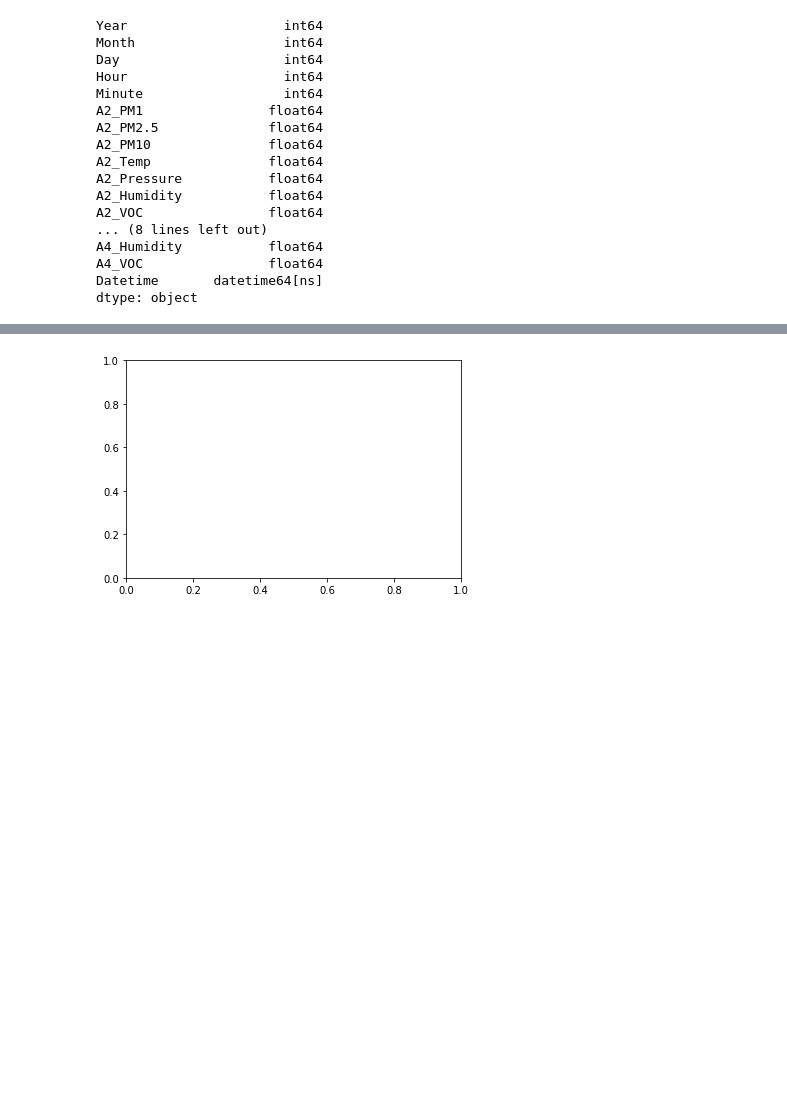
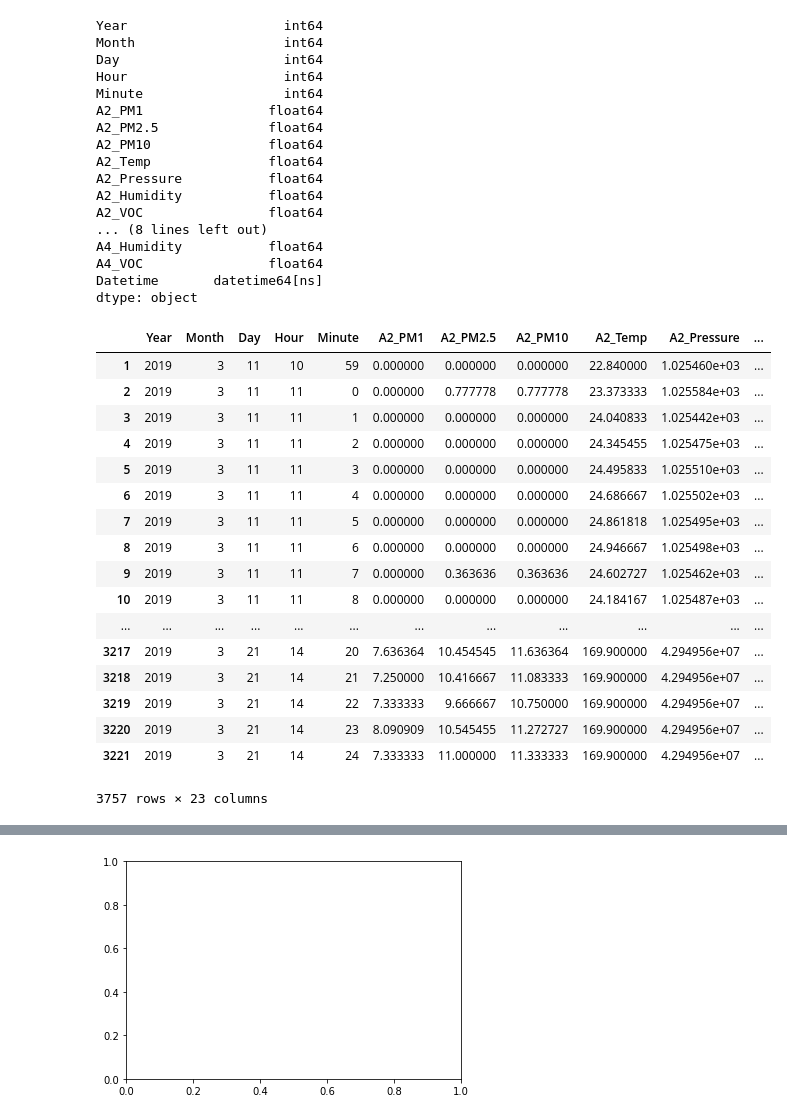
Before and after one commit to annalisasheehan/Costa_Rica, a Jupyter notebook: Processing_Arduino_data.ipynb, the cells around one changed output, grey strips where cells are left out. Cells and saved outputs as stored; diff of their text form; code cells hidden in the pictures; blank space fills up the shorter version.

```diff
--- a/Processing_Arduino_data.ipynb
+++ b/Processing_Arduino_data.ipynb
@@ -313,3 +293,29 @@ A4_Humidity           float64
 A4_VOC                float64
 Datetime       datetime64[ns]
 dtype: object
+# %%
+# Calculate the offset using the calibration data
+# Subset the data into costa rica and calibration
+A2_3_4_Costa = A2_A3_A4[A2_A3_A4.Month <4]
+A2_3_4_Calib = A2_A3_A4[A2_A3_A4.Month == 4]
+# %%
+A2_3_4_Costa
+# %% [output]
+|  | Year | Month | Day | Hour | Minute | A2_PM1 | A2_PM2.5 | A2_PM10 | A2_Temp | A2_Pressure | ... |
+| 1 | 2019 | 3 | 11 | 10 | 59 | 0.000000 | 0.000000 | 0.000000 | 22.840000 | 1.025460e+03 | ... |
+| 2 | 2019 | 3 | 11 | 11 | 0 | 0.000000 | 0.777778 | 0.777778 | 23.373333 | 1.025584e+03 | ... |
+| 3 | 2019 | 3 | 11 | 11 | 1 | 0.000000 | 0.000000 | 0.000000 | 24.040833 | 1.025442e+03 | ... |
+| 4 | 2019 | 3 | 11 | 11 | 2 | 0.000000 | 0.000000 | 0.000000 | 24.345455 | 1.025475e+03 | ... |
+| 5 | 2019 | 3 | 11 | 11 | 3 | 0.000000 | 0.000000 | 0.000000 | 24.495833 | 1.025510e+03 | ... |
+| 6 | 2019 | 3 | 11 | 11 | 4 | 0.000000 | 0.000000 | 0.000000 | 24.686667 | 1.025502e+03 | ... |
+| 7 | 2019 | 3 | 11 | 11 | 5 | 0.000000 | 0.000000 | 0.000000 | 24.861818 | 1.025495e+03 | ... |
+| 8 | 2019 | 3 | 11 | 11 | 6 | 0.000000 | 0.000000 | 0.000000 | 24.946667 | 1.025498e+03 | ... |
+| 9 | 2019 | 3 | 11 | 11 | 7 | 0.000000 | 0.363636 | 0.363636 | 24.602727 | 1.025462e+03 | ... |
+| 10 | 2019 | 3 | 11 | 11 | 8 | 0.000000 | 0.000000 | 0.000000 | 24.184167 | 1.025487e+03 | ... |
+| ... | ... | ... | ... | ... | ... | ... | ... | ... | ... | ... | ... |
+| 3217 | 2019 | 3 | 21 | 14 | 20 | 7.636364 | 10.454545 | 11.636364 | 169.900000 | 4.294956e+07 | ... |
+| 3218 | 2019 | 3 | 21 | 14 | 21 | 7.250000 | 10.416667 | 11.083333 | 169.900000 | 4.294956e+07 | ... |
+| 3219 | 2019 | 3 | 21 | 14 | 22 | 7.333333 | 9.666667 | 10.750000 | 169.900000 | 4.294956e+07 | ... |
+| 3220 | 2019 | 3 | 21 | 14 | 23 | 8.090909 | 10.545455 | 11.272727 | 169.900000 | 4.294956e+07 | ... |
+| 3221 | 2019 | 3 | 21 | 14 | 24 | 7.333333 | 11.000000 | 11.333333 | 169.900000 | 4.294956e+07 | ... |
+3757 rows × 23 columns
```
Also changed, not shown: parts of 10 cells of this notebook.
